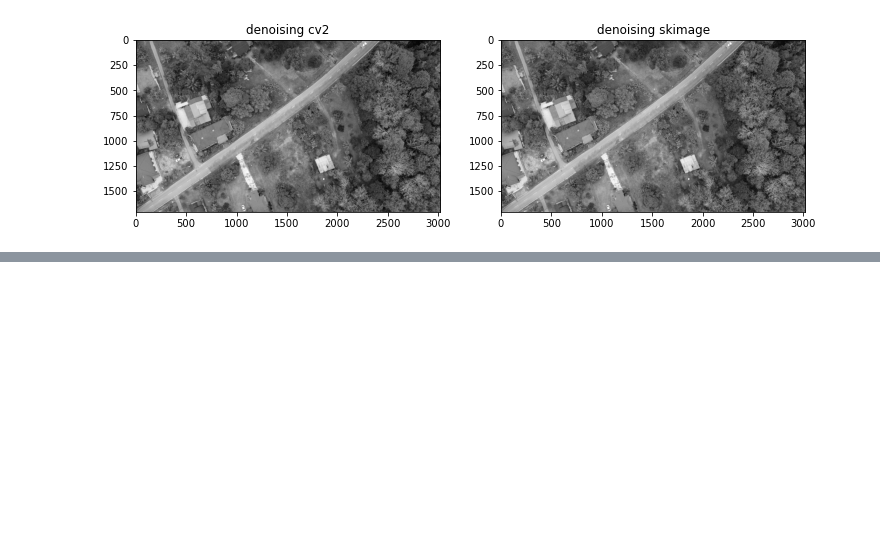
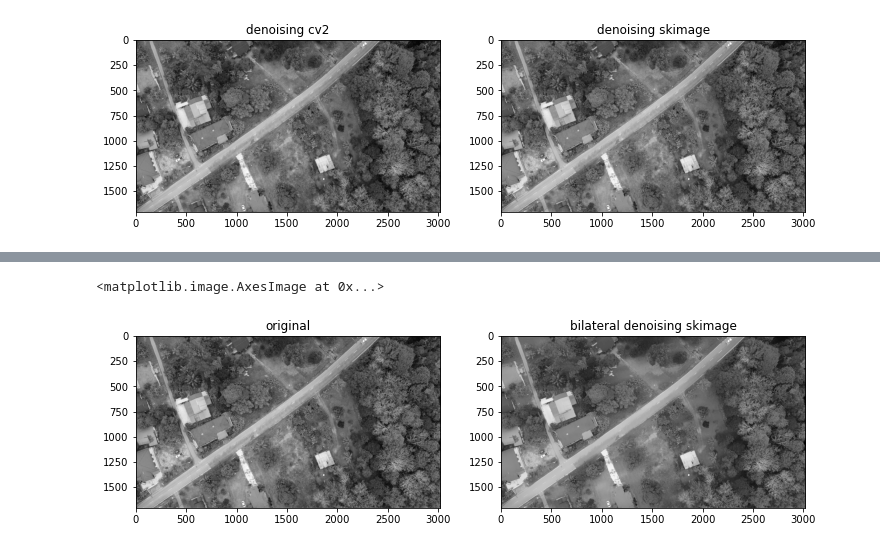
Before and after one commit to jolous/image_processing, a Jupyter notebook: 13. denoising/denoising.ipynb, the cells around one changed output, grey strips where cells are left out. Cells and saved outputs as stored; diff of their text form; code cells hidden in the pictures; blank space fills up the shorter version.

```diff
--- a/13. denoising/denoising.ipynb
+++ b/13. denoising/denoising.ipynb
@@ -27,0 +76,22 @@ plt.imshow(gaussian_using_skimage, cmap='gray')
+# %%
+# it is too slow!!!!!
+# Denoising using Bilateral filter - skimage
+from skimage.restoration import denoise_bilateral
+
+# cv2 - needs 8 bit, not float
+img = cv2.imread('../sample/1.png', 0)
+
+bilateral_using_skimage = denoise_bilateral(img, sigma_color=0.05, sigma_spatial=15, multichannel=False)
+
+plt.figure(figsize=(12,6))
+
+plt.subplot(121) # 1 row 2 columns
+plt.title('original')
+plt.imshow(img, cmap='gray')
+
+plt.subplot(122)
+plt.title('bilateral denoising skimage')
+plt.imshow(bilateral_using_skimage, cmap='gray')
+# %% [output]
+<matplotlib.image.AxesImage at 0x...>
+[figure, added]
```
Also changed, not shown: parts of 5 cells of this notebook.
